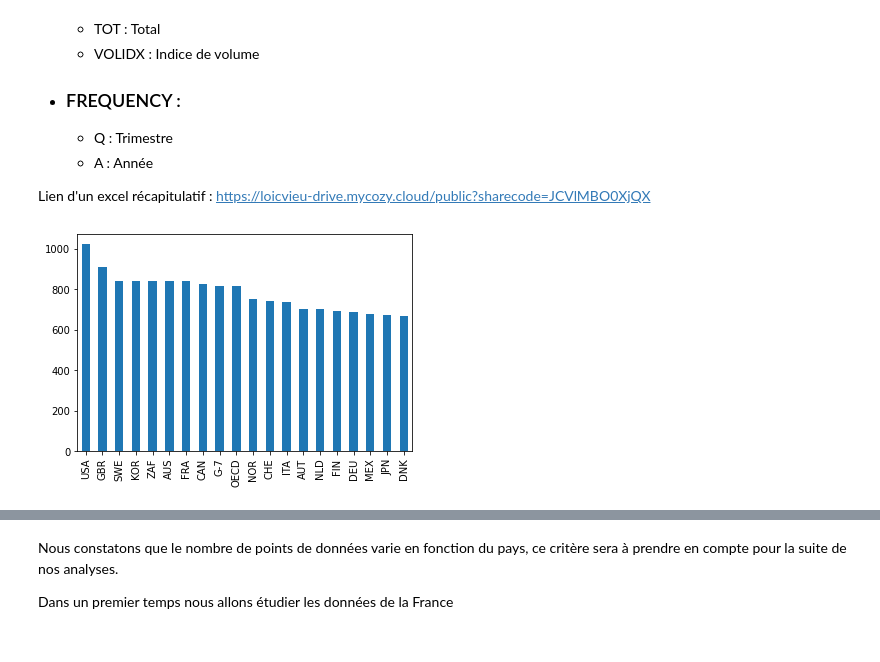
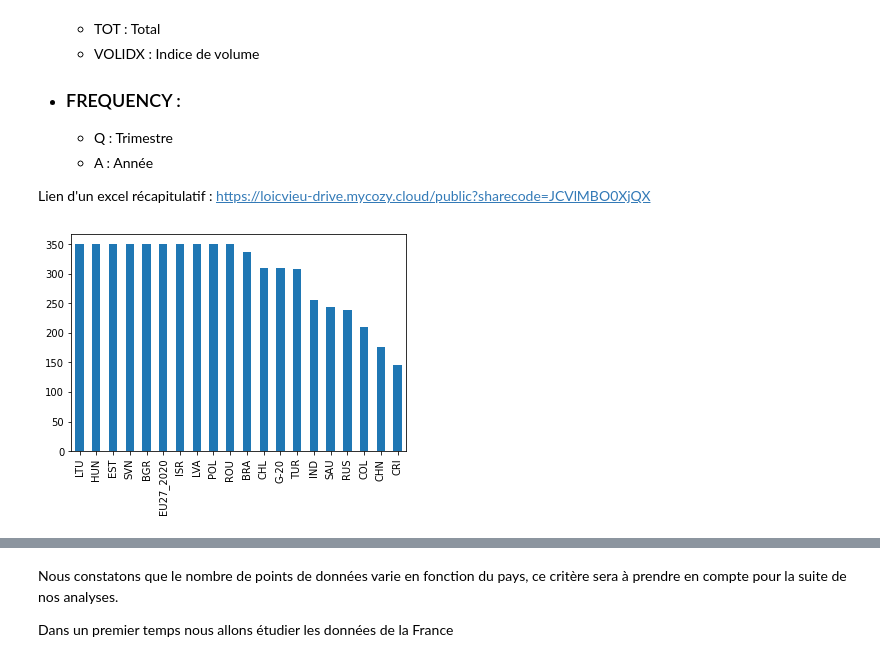
Before and after one commit to VieuL/PibOcde, a Jupyter notebook: ProjetJupyter.ipynb, the cells around one changed output, grey strips where cells are left out. Drawn from its saved outputs; the diff is of its cells as text; code cells hidden in the pictures.

```diff
--- a/ProjetJupyter.ipynb
+++ b/ProjetJupyter.ipynb
@@ -54,6 +68,7 @@ https://loicvieu-drive.mycozy.cloud/public?sharecode=JCVlMBO0XjQX
 # %%
 #Rapide visualisation pour voir qu'elle pays a le plus de data point
 pays = pd.Series(data["LOCATION"].value_counts().head(20))
-image = pays.plot(kind='bar')
+paysm =  pd.Series(data["LOCATION"].value_counts().tail(20))
+image = paysm.plot(kind='bar')
 # %% [output]
-[figure, old version]
+[figure, new version]
```
Also changed, not shown: parts of 16 cells of this notebook.
